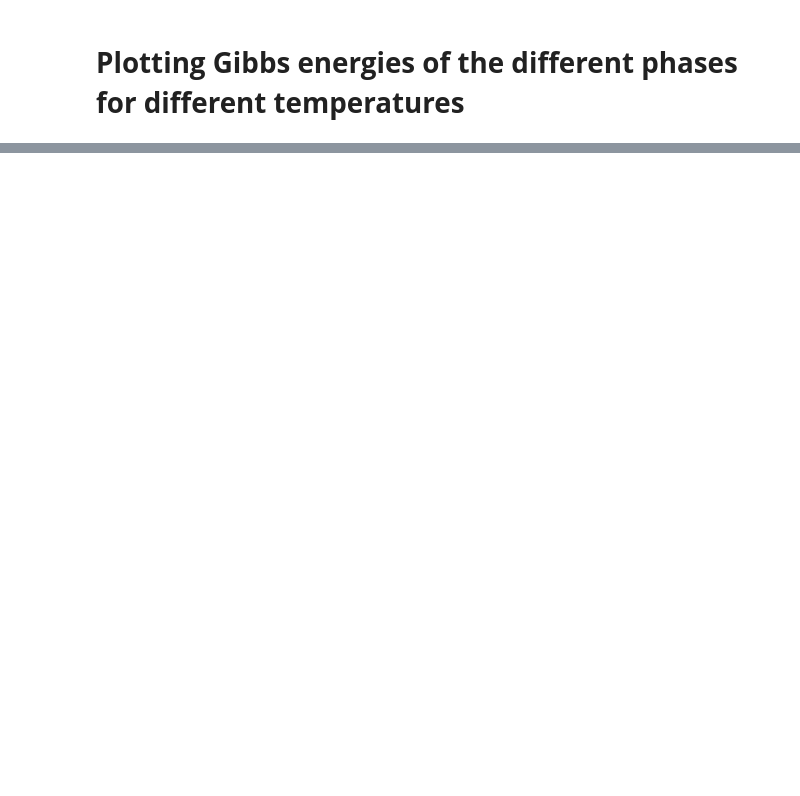
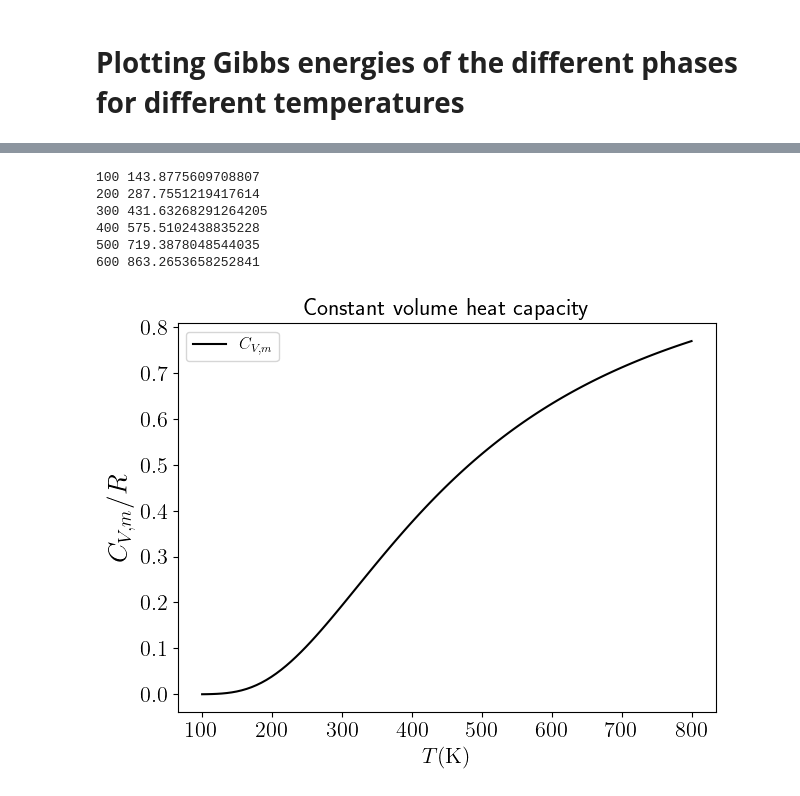
Before and after one commit to emartineznunez/LV_phase_diagrams, a Jupyter notebook: Phase_diagram_pure.ipynb, the cells around one changed output, grey strips where cells are left out. Drawn from its saved outputs; the diff is of its cells as text; code cells hidden in the pictures; blank space fills up the shorter version.

```diff
--- a/Phase_diagram_pure.ipynb
+++ b/Phase_diagram_pure.ipynb
@@ -642,0 +643,31 @@ plt.show()
+# %%
+#@title heat capacity as a function of freqs
+
+for freq in range(100,700,100):
+  tita = h * c * 1.e2 * freq / k_B
+  print(freq,tita)
+
+freq = 1000
+tita = h * c * 1.e2 * freq / k_B
+temp = np.linspace(100,800,100)
+c_v = (tita / temp) ** 2 * ( np.exp(-(tita/2/temp)) / (1 - np.exp (-tita / temp) ) ) ** 2
+
+plt.plot(temp,c_v,'-',color='black', label='$C_{V,m}$')
+plt.ylabel(r'$C_{V,m}/R$',fontsize=20)
+plt.xlabel(r'$T(\mathrm{K})$',fontsize=16)
+plt.legend(fontsize=12)
+#plt.xlim(cot,cot2)
+plt.xticks(fontsize=16)
+plt.yticks(fontsize=16)
+#plt.axvline(x=tcross,color='black',ls='--')
+plt.tight_layout()
+plt.title('Constant volume heat capacity', fontsize=17)
+plt.show()
+# %% [output]
+100 143.8775609708807
+200 287.7551219417614
+300 431.63268291264205
+400 575.5102438835228
+500 719.3878048544035
+600 863.2653658252841
+[figure, added]
```
Also changed, not shown: parts of 6 cells of this notebook.
